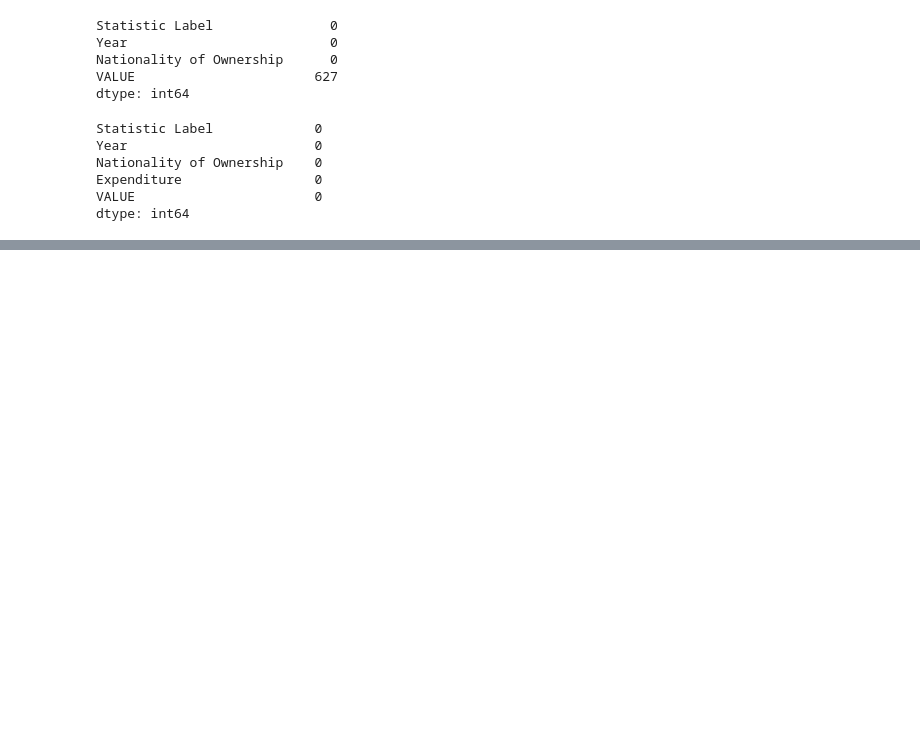
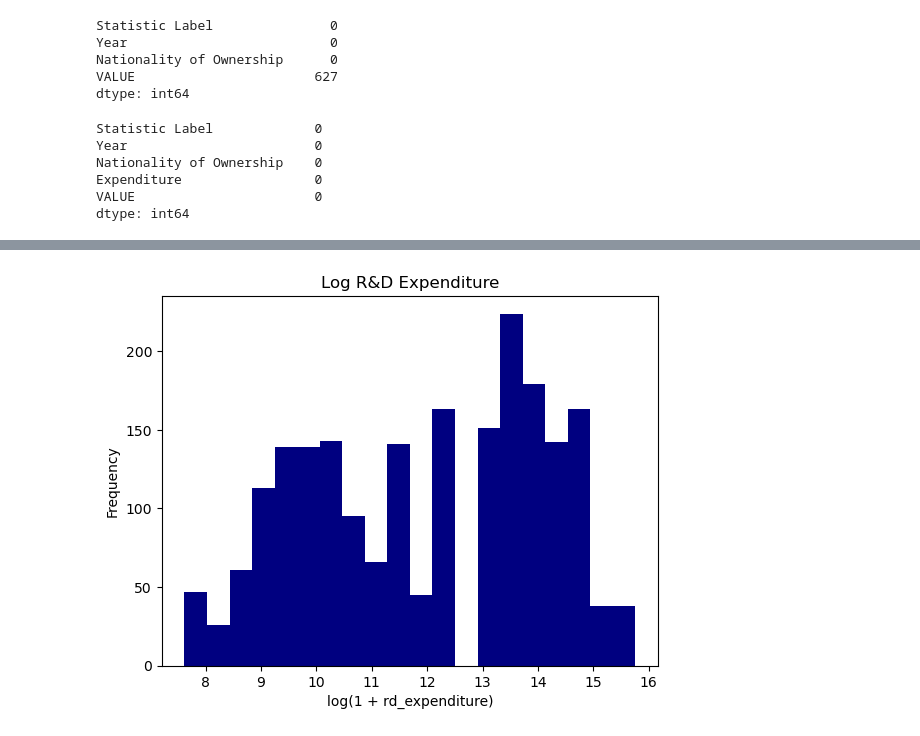
Before and after one commit to moonexca/CA3_StrategicThinking_SolYash, a Jupyter notebook: Adriana_Soledad_Yash_Ecosystem_of_Innovation_Ireland.ipynb, the cells around one changed output, grey strips where cells are left out. Drawn from its saved outputs; the diff is of its cells as text; code cells hidden in the pictures; blank space fills up the shorter version.

```diff
--- a/Adriana_Soledad_Yash_Ecosystem_of_Innovation_Ireland.ipynb
+++ b/Adriana_Soledad_Yash_Ecosystem_of_Innovation_Ireland.ipynb
@@ -225,10 +215,0 @@ df3 = df3.rename(columns={"Nationality of Ownership": "ownership","Band of Expen
-# %%
-for col in ["statistic_label", "innovation_type"]:
-    if col in df1.columns:
-        df1[col] = df1[col].astype(str).str.strip().str.replace(r"\s+", " ", regex=True)
-for col in ["statistic_label", "ownership"]:
-    if col in df2.columns:
-        df2[col] = df2[col].astype(str).str.strip().str.replace(r"\s+", " ", regex=True)
-for col in ["ownership", "expenditure_band"]:
-    if col in df3.columns:
-        df3[col] = df3[col].astype(str).str.strip().str.replace(r"\s+", " ", regex=True)
@@ -596,4 +215,0 @@ df_model["enterprise_count"] = df_model["enterprise_count"].fillna(0)
-# %%
-import matplotlib.pyplot as plt
-import seaborn as sns
-sns.set_style("whitegrid")
@@ -813,0 +279,71 @@ plt.show()
+# %%
+import numpy as np
+import pandas as pd
+import matplotlib.pyplot as plt
+
+# Copy unified dataset
+df_prep = df.copy()
+
+# Flags for transparency
+df_prep["was_rd_missing"] = df_prep["rd_expenditure"].isna()
+df_prep["was_enterprise_missing"] = df_prep["enterprise_count"].isna()
+df_prep["was_expenditure_band_missing"] = df_prep["expenditure_band"].isna()
+
+# Numeric target
+df_prep["rd_expenditure_num"] = pd.to_numeric(df_prep["rd_expenditure"], errors="coerce")
+df_prep = df_prep[df_prep["rd_expenditure_num"] > 0].copy()
+
+# Ensure year is numeric
+df_prep["year"] = pd.to_numeric(df_prep["year"], errors="coerce")
+
+# Encode categorical features as integers
+cat_cols = ["ownership", "innovation_type", "expenditure_band", "sector"]
+for col in cat_cols:
+    if col in df_prep.columns:
+        df_prep[col] = df_prep[col].astype("category").cat.codes
+
+# Ensure enterprise_count is numeric
+df_prep["enterprise_count"] = pd.to_numeric(df_prep["enterprise_count"], errors="coerce")
+
+# Group-based median imputation for enterprise_count
+df_prep["enterprise_count"] = df_prep["enterprise_count"].fillna(
+    df_prep.groupby(["year", "ownership"])["enterprise_count"].transform("median")
+)
+
+# Global median fallback for enterprise_count
+df_prep["enterprise_count"] = df_prep["enterprise_count"].fillna(
+    df_prep["enterprise_count"].median()
+)
+
+# Mode-based imputation for expenditure_band
+if df_prep["expenditure_band"].isna().any():
+    band_mode = df_prep["expenditure_band"].mode().iloc[0]
+    df_prep["expenditure_band"] = df_prep["expenditure_band"].fillna(band_mode)
+
+# Log-transform target
+df_prep["log_rd"] = np.log1p(df_prep["rd_expenditure_num"])
+
+# Feature matrix and target vector
+feature_cols = [
+    "year",
+    "ownership",
+    "innovation_type",
+    "expenditure_band",
+    "enterprise_count",
+    "sector"
+]
+
+X = df_prep[feature_cols].copy()
+y = df_prep["rd_expenditure_num"].copy()
+
+# Distribution check
+plt.hist(df_prep["log_rd"], bins=20, color="navy")
+plt.title("Log R&D Expenditure")
+plt.xlabel("log(1 + rd_expenditure)")
+plt.ylabel("Frequency")
+plt.show()
+
+# Final dataset for statistical analysis and ML
+DF = df_prep.copy()
+# %% [output]
+[figure, added]
```
Also changed, not shown: parts of 99 cells of this notebook.
